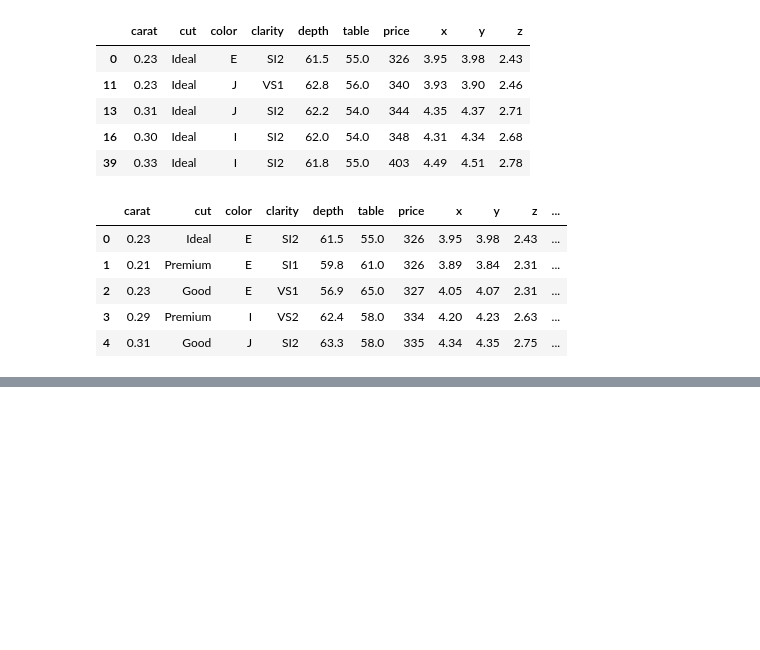
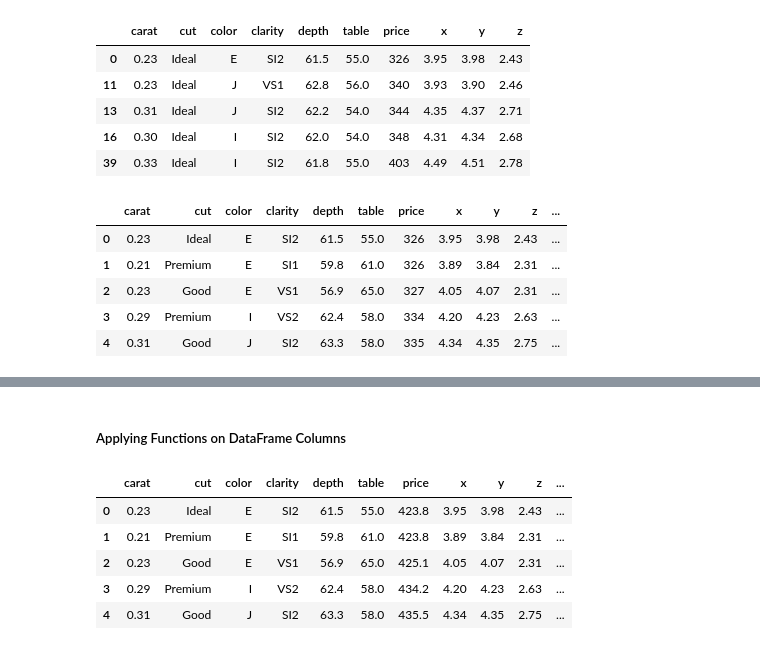
Before and after one commit to leo-reyna/Python, a Jupyter notebook: Jupyter Notebooks/Interactive Data Visualization with Python/Chapter 1.ipynb, the cells around one changed output, grey strips where cells are left out. Cells and saved outputs as stored; diff of their text form; code cells hidden in the pictures; blank space fills up the shorter version.

```diff
--- a/Jupyter Notebooks/Interactive Data Visualization with Python/Chapter 1.ipynb
+++ b/Jupyter Notebooks/Interactive Data Visualization with Python/Chapter 1.ipynb
@@ -112,3 +106,11 @@ diamonds_df.head() # display the first 5 rows of the updated dataframe
 | 2 | 0.23 | Good | E | VS1 | 56.9 | 65.0 | 327 | 4.05 | 4.07 | 2.31 | ... |
 | 3 | 0.29 | Premium | I | VS2 | 62.4 | 58.0 | 334 | 4.20 | 4.23 | 2.63 | ... |
 | 4 | 0.31 | Good | J | SI2 | 63.3 | 58.0 | 335 | 4.34 | 4.35 | 2.75 | ... |
+# %%
+# Adding a new column to the dataframe based on a condition:
+# Add a column based on the value in price_per_carat,
+# say anything more than 3500 as high (coded as # 1)
+# and anything less than 3500 as low (coded as 0).
+
+diamonds_df['price_category'] = np.where(diamonds_df['price_per_carat'] > 3500, 1, 0)
+diamonds_df.head()
@@ -114,0 +124,12 @@ diamonds_df.head() # display the first 5 rows of the updated dataframe
+# %% [markdown]
+##### Applying Functions on DataFrame Columns
+# %%
+diamonds_df['price'] = diamonds_df['price'] * 1.3 # Increase the price of each diamond by 30%
+diamonds_df.head()
+# %% [output]
+|  | carat | cut | color | clarity | depth | table | price | x | y | z | ... |
+| 0 | 0.23 | Ideal | E | SI2 | 61.5 | 55.0 | 423.8 | 3.95 | 3.98 | 2.43 | ... |
+| 1 | 0.21 | Premium | E | SI1 | 59.8 | 61.0 | 423.8 | 3.89 | 3.84 | 2.31 | ... |
+| 2 | 0.23 | Good | E | VS1 | 56.9 | 65.0 | 425.1 | 4.05 | 4.07 | 2.31 | ... |
+| 3 | 0.29 | Premium | I | VS2 | 62.4 | 58.0 | 434.2 | 4.20 | 4.23 | 2.63 | ... |
+| 4 | 0.31 | Good | J | SI2 | 63.3 | 58.0 | 435.5 | 4.34 | 4.35 | 2.75 | ... |
```
Also changed, not shown: parts of 5 cells of this notebook.
